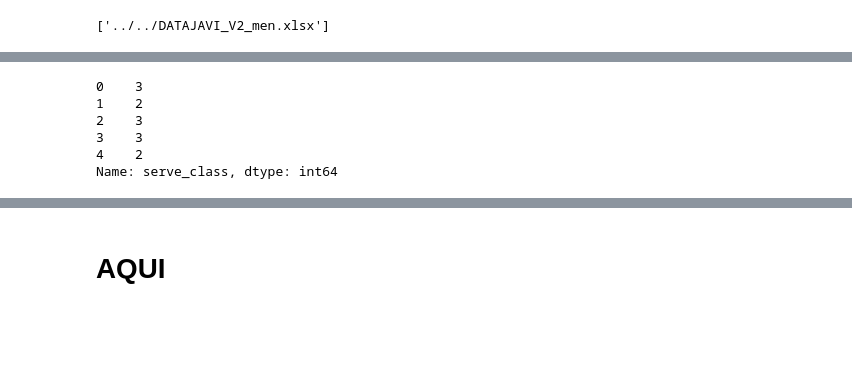
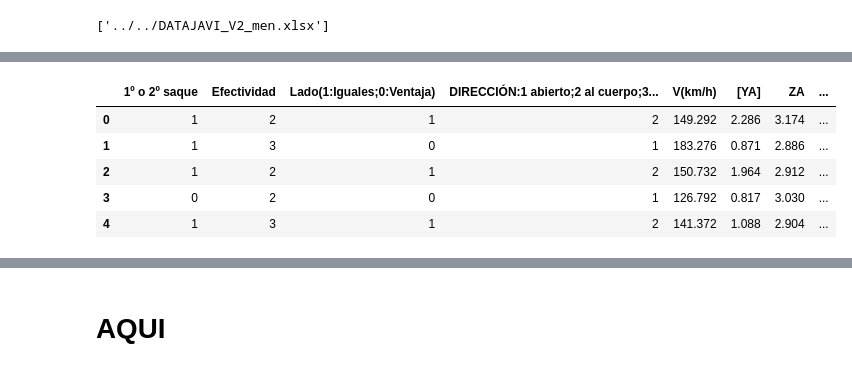
Before and after one commit to Jalagarto/tennis, a Jupyter notebook: EDA/2.B. PreparingData - new.ipynb, the cells around one changed output, grey strips where cells are left out. Cells and saved outputs as stored; diff of their text form; code cells hidden in the pictures; blank space fills up the shorter version.

```diff
--- a/EDA/2.B. PreparingData - new.ipynb
+++ b/EDA/2.B. PreparingData - new.ipynb
@@ -102,9 +81,9 @@ df['serve_class'].replace(['FAULT', 'RETURNED', 'NOT RETURNED', 'ACE'], [1,2,3,4
-# %%
-df.serve_class.head()
-# %% [output]
-0    3
-1    2
-2    3
-3    3
-4    2
-Name: serve_class, dtype: int64
+# %%
+df.head()
+# %% [output]
+|  | 1º o 2º saque | Efectividad | Lado(1:Iguales;0:Ventaja) | DIRECCIÓN:1 abierto;2 al cuerpo;3... | V(km/h) | [YA] | ZA | ... |
+| 0 | 1 | 2 | 1 | 2 | 149.292 | 2.286 | 3.174 | ... |
+| 1 | 1 | 3 | 0 | 1 | 183.276 | 0.871 | 2.886 | ... |
+| 2 | 1 | 2 | 1 | 2 | 150.732 | 1.964 | 2.912 | ... |
+| 3 | 0 | 2 | 0 | 1 | 126.792 | 0.817 | 3.030 | ... |
+| 4 | 1 | 3 | 1 | 2 | 141.372 | 1.088 | 2.904 | ... |
```
Also changed, not shown: parts of 23 cells of this notebook, 1 other file.
